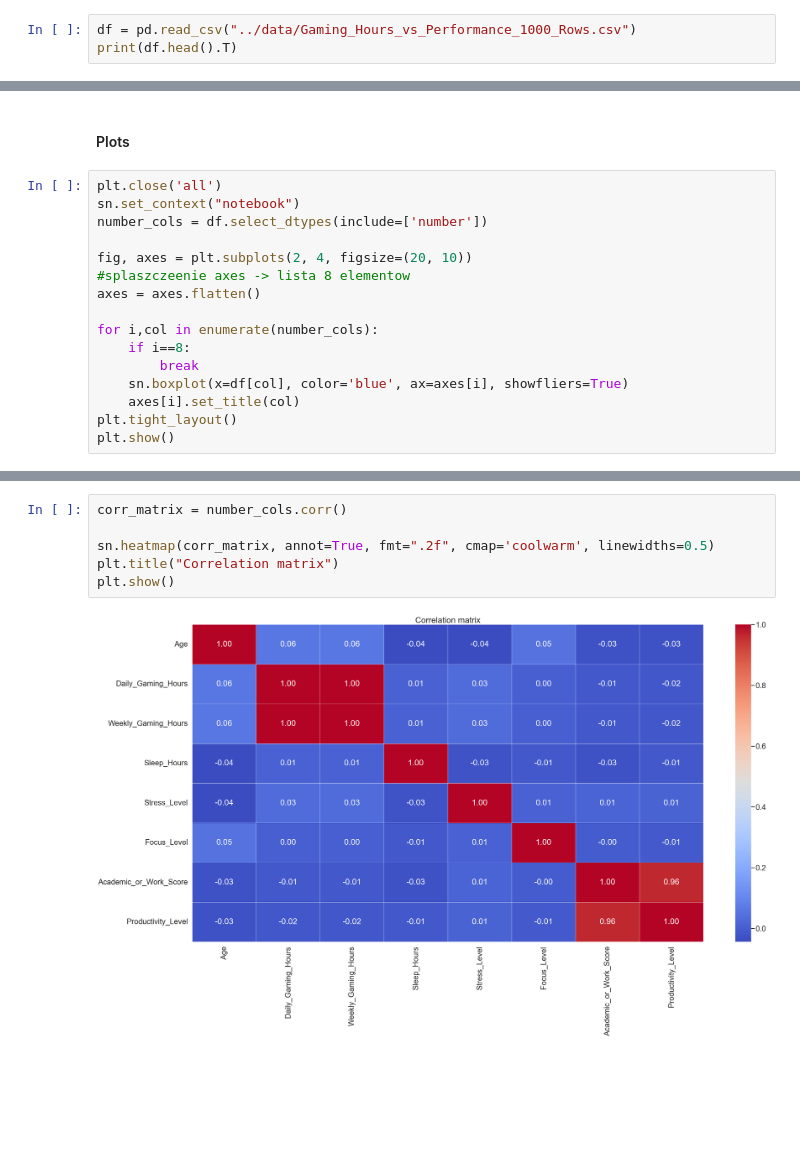
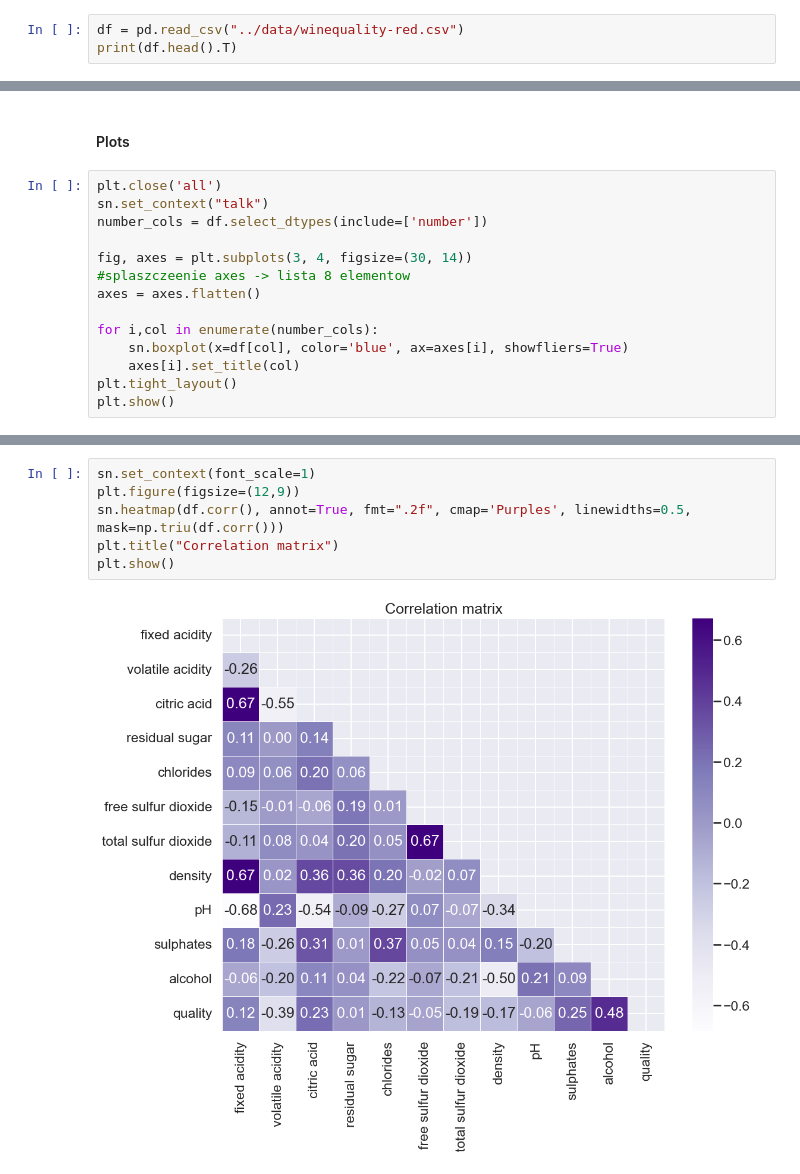
Before and after one commit to NewbieDuck/EWD_Projekt, a Jupyter notebook: notebooks/Faza_III.ipynb, the cells around one changed output, grey strips where cells are left out. Saved outputs shown, nothing was run; the diff lists cells and outputs as text; blank space fills up the shorter version.

```diff
--- a/notebooks/Faza_III.ipynb
+++ b/notebooks/Faza_III.ipynb
@@ -8,4 +6,4 @@ from matplotlib.font_manager import font_scalings
 # %%
-df = pd.read_csv("../data/Gaming_Hours_vs_Performance_1000_Rows.csv")
+df = pd.read_csv("../data/winequality-red.csv")
 print(df.head().T)
 # %% [output]
@@ -51,16 +45,14 @@ df.describe()
 #### Plots
 # %%
 plt.close('all')
-sn.set_context("notebook")
+sn.set_context("talk")
 number_cols = df.select_dtypes(include=['number'])
 
-fig, axes = plt.subplots(2, 4, figsize=(20, 10))
+fig, axes = plt.subplots(3, 4, figsize=(30, 14))
 #splaszczeenie axes -> lista 8 elementow
 axes = axes.flatten()
 
 for i,col in enumerate(number_cols):
-    if i==8:
-        break
     sn.boxplot(x=df[col], color='blue', ax=axes[i], showfliers=True)
     axes[i].set_title(col)
 plt.tight_layout()
@@ -124,8 +112,8 @@ axes[3].tick_params(axis='both', which='major', labelsize=30)
 # %%
-corr_matrix = number_cols.corr()
-
-sn.heatmap(corr_matrix, annot=True, fmt=".2f", cmap='coolwarm', linewidths=0.5)
+sn.set_context(font_scale=1)
+plt.figure(figsize=(12,9))
+sn.heatmap(df.corr(), annot=True, fmt=".2f", cmap='Purples', linewidths=0.5, mask=np.triu(df.corr()))
 plt.title("Correlation matrix")
 plt.show()
 # %% [output]
-[figure, old version]
+[figure, new version]
```
Also changed, not shown: parts of 18 cells of this notebook, 1 other file.
